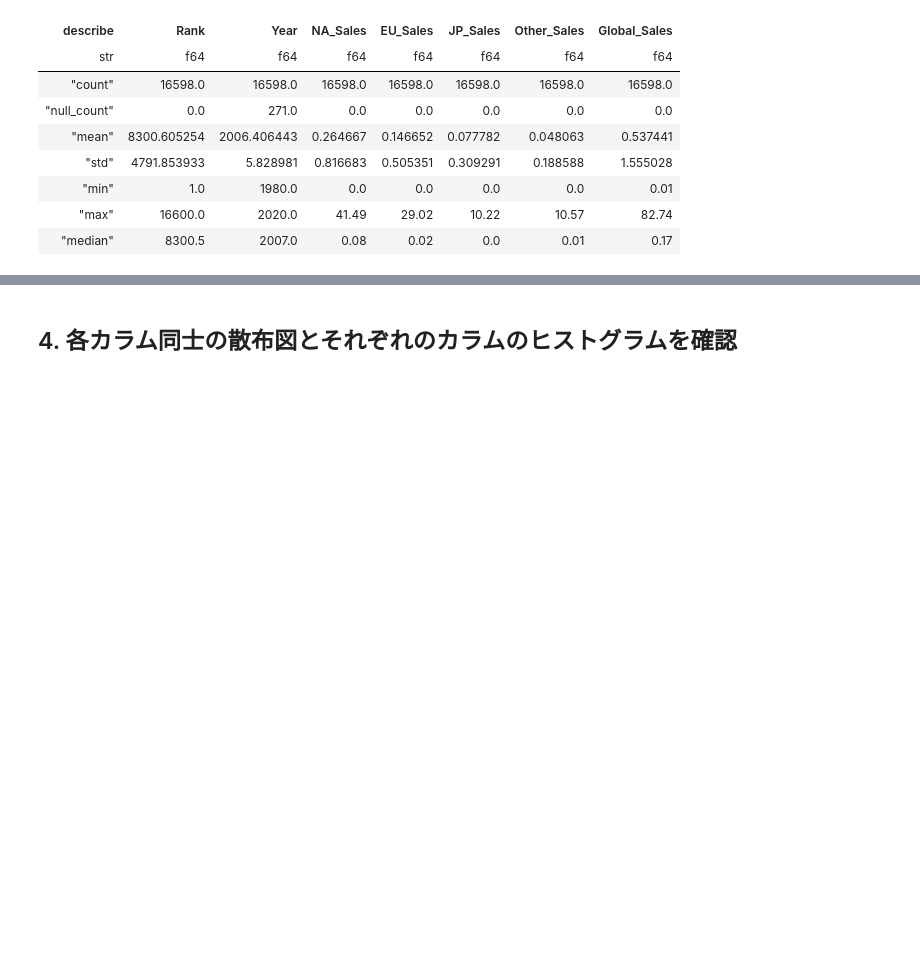
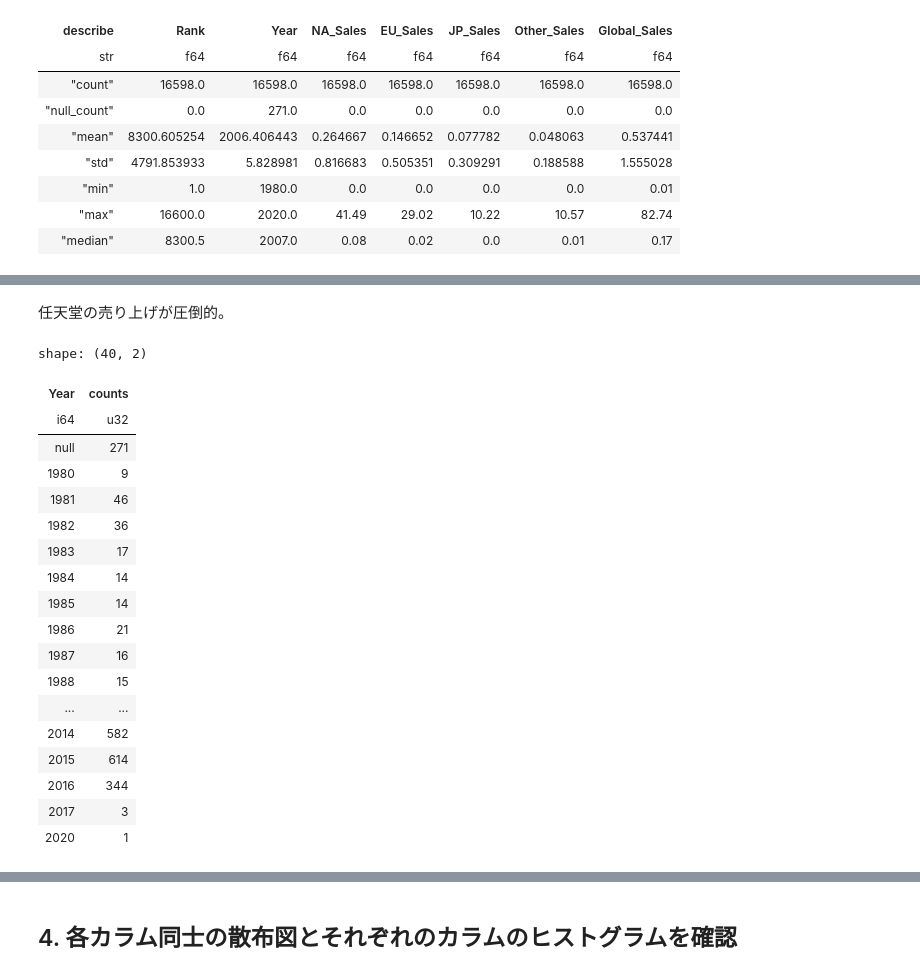
Before and after one commit to Mr-Garlic-Shrimp/TIL, a Jupyter notebook: Machine_Learning/ML_notebook-15(EDA).ipynb, the cells around one changed output, grey strips where cells are left out. Cells and saved outputs as stored; diff of their text form; code cells hidden in the pictures; blank space fills up the shorter version.

```diff
--- a/Machine_Learning/ML_notebook-15(EDA).ipynb
+++ b/Machine_Learning/ML_notebook-15(EDA).ipynb
@@ -90,0 +107,24 @@ shape: (7, 8)
+# %% [markdown]
+任天堂の売り上げが圧倒的。
+# %%
+df['Year'].value_counts().sort('Year')
+# %% [output]
+shape: (40, 2)
+| Year | counts |
+| i64 | u32 |
+| null | 271 |
+| 1980 | 9 |
+| 1981 | 46 |
+| 1982 | 36 |
+| 1983 | 17 |
+| 1984 | 14 |
+| 1985 | 14 |
+| 1986 | 21 |
+| 1987 | 16 |
+| 1988 | 15 |
+| ... | ... |
+| 2014 | 582 |
+| 2015 | 614 |
+| 2016 | 344 |
+| 2017 | 3 |
+| 2020 | 1 |
```
Also changed, not shown: parts of 9 cells of this notebook.
